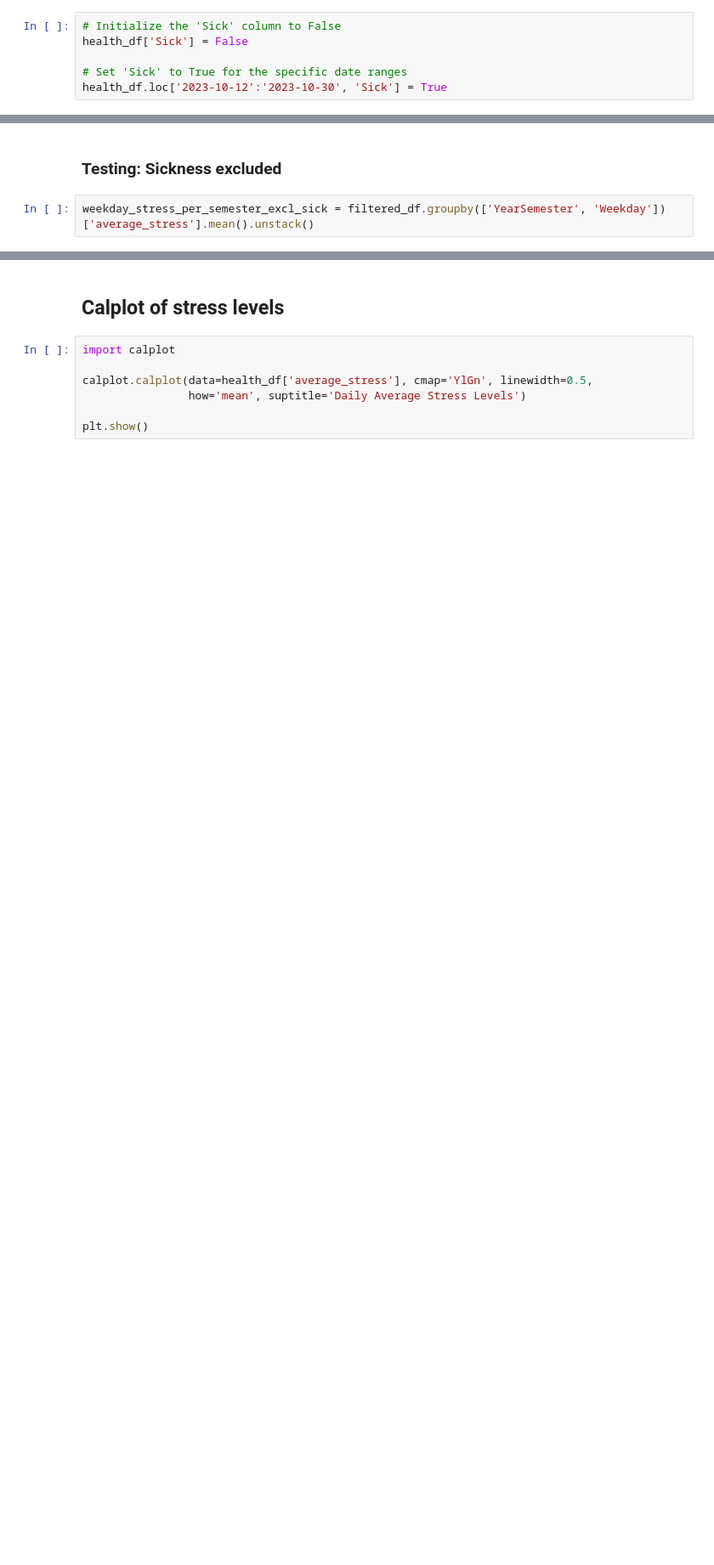
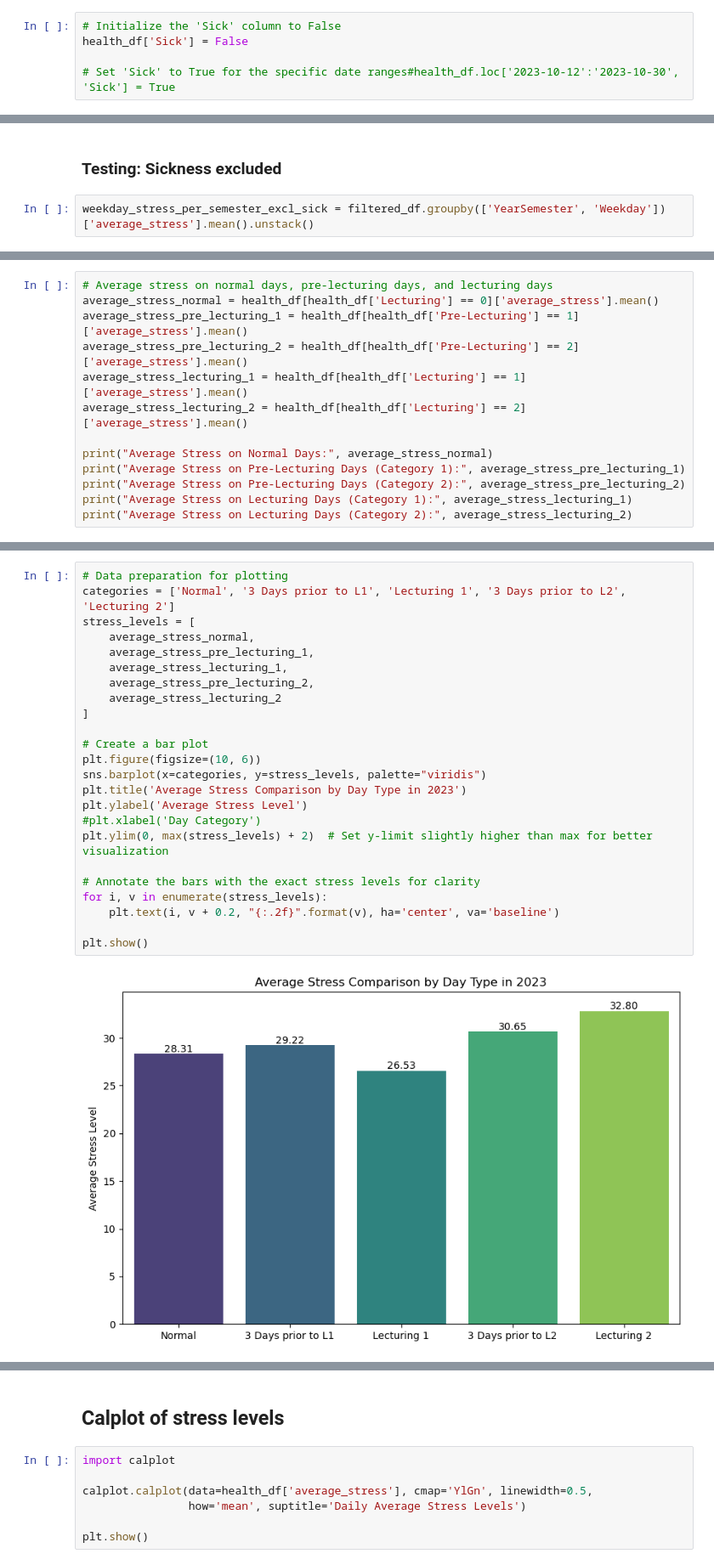
Before and after one commit to cats-and-the-city/playground, a Jupyter notebook: GarminDataStressWellnessActivities.ipynb, the cells around one changed output, grey strips where cells are left out. Shown at 85% size. Drawn from its saved outputs; the diff is of its cells as text; blank space fills up the shorter version.

```diff
--- a/GarminDataStressWellnessActivities.ipynb
+++ b/GarminDataStressWellnessActivities.ipynb
@@ -315,5 +315,4 @@ And alcohol? No idea ...
 # Initialize the 'Sick' column to False
 health_df['Sick'] = False
 
-# Set 'Sick' to True for the specific date ranges
-health_df.loc['2023-10-12':'2023-10-30', 'Sick'] = True
+# Set 'Sick' to True for the specific date ranges#health_df.loc['2023-10-12':'2023-10-30', 'Sick'] = True
@@ -513,0 +570,13 @@ plt.show()
+# %%
+# Average stress on normal days, pre-lecturing days, and lecturing days
+average_stress_normal = health_df[health_df['Lecturing'] == 0]['average_stress'].mean()
+average_stress_pre_lecturing_1 = health_df[health_df['Pre-Lecturing'] == 1]['average_stress'].mean()
+average_stress_pre_lecturing_2 = health_df[health_df['Pre-Lecturing'] == 2]['average_stress'].mean()
+average_stress_lecturing_1 = health_df[health_df['Lecturing'] == 1]['average_stress'].mean()
+average_stress_lecturing_2 = health_df[health_df['Lecturing'] == 2]['average_stress'].mean()
+
+print("Average Stress on Normal Days:", average_stress_normal)
+print("Average Stress on Pre-Lecturing Days (Category 1):", average_stress_pre_lecturing_1)
+print("Average Stress on Pre-Lecturing Days (Category 2):", average_stress_pre_lecturing_2)
+print("Average Stress on Lecturing Days (Category 1):", average_stress_lecturing_1)
+print("Average Stress on Lecturing Days (Category 2):", average_stress_lecturing_2)
@@ -513,0 +615,26 @@ plt.show()
+# %%
+# Data preparation for plotting
+categories = ['Normal', '3 Days prior to L1', 'Lecturing 1', '3 Days prior to L2', 'Lecturing 2']
+stress_levels = [
+    average_stress_normal,
+    average_stress_pre_lecturing_1,
+    average_stress_lecturing_1,
+    average_stress_pre_lecturing_2,
+    average_stress_lecturing_2
+]
+
+# Create a bar plot
+plt.figure(figsize=(10, 6))
+sns.barplot(x=categories, y=stress_levels, palette="viridis")
+plt.title('Average Stress Comparison by Day Type in 2023')
+plt.ylabel('Average Stress Level')
+#plt.xlabel('Day Category')
+plt.ylim(0, max(stress_levels) + 2)  # Set y-limit slightly higher than max for better visualization
+
+# Annotate the bars with the exact stress levels for clarity
+for i, v in enumerate(stress_levels):
+    plt.text(i, v + 0.2, "{:.2f}".format(v), ha='center', va='baseline')
+
+plt.show()
+# %% [output]
+[figure, added]
```
Also changed, not shown: parts of 15 cells of this notebook.
